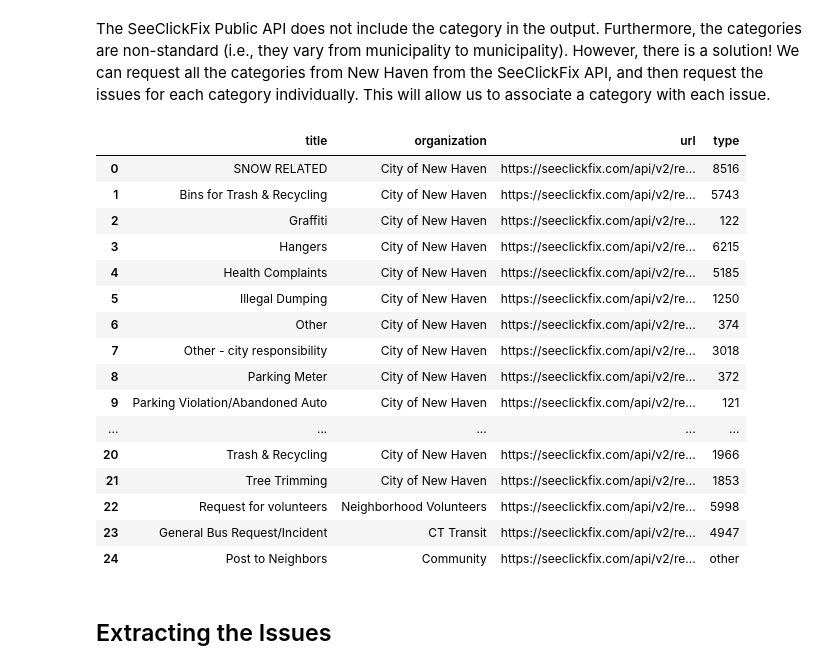
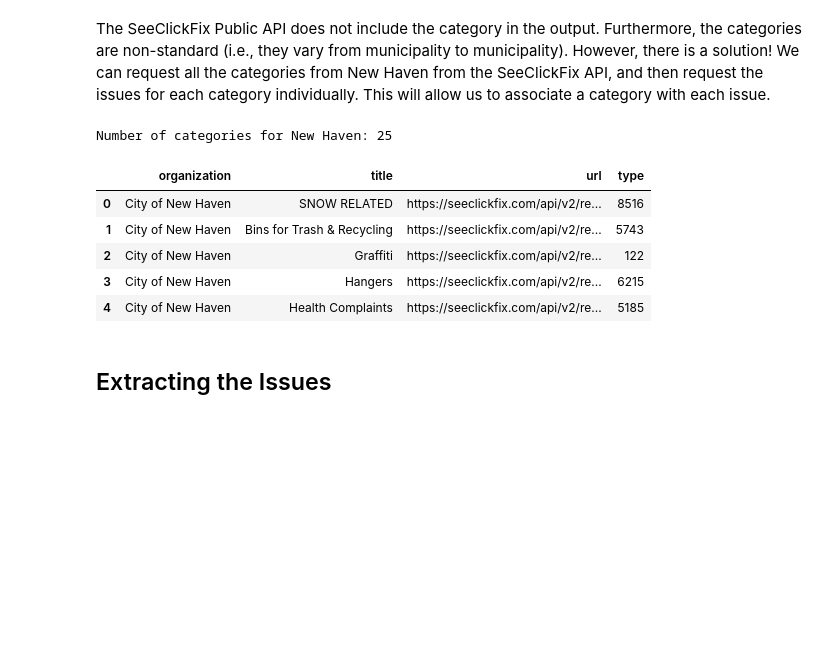
Before and after one commit to newhavenrc/nhrc2, a Jupyter notebook: backend/read_seeclickfix_api.ipynb, the cells around one changed output. Cells and saved outputs as stored; diff of their text form; code cells hidden in the pictures; blank space fills up the shorter version.

Commit message:
changed the way the category data are read in
I used a more efficient method for parsing the JSON into
a format pandas can read.

```diff
--- a/backend/read_seeclickfix_api.ipynb
+++ b/backend/read_seeclickfix_api.ipynb
@@ -32,28 +21,19 @@ scf_nice_urls = jq(scf_url_rule).transform(json_cats)
+# %%
+scf_cat_rule = '[.[] | .[] | {title: .title, url: .url, organization: .organization}]'
 # %%
-scf_cat_df = pd.DataFrame(scf_nice_cats, columns=['title'])
-scf_cat_df['organization'] = scf_nice_orgs
-scf_cat_df['url'] = scf_nice_urls
+scf_cat_df = pd.DataFrame(jq(scf_cat_rule).transform(json_cats))
 scf_cat_df['type'] = [urlstr.split('/')[-1] for urlstr in scf_cat_df['url']]
-# %%
-scf_cat_df
-# %% [output]
-|  | title | organization | url | type |
-| 0 | SNOW RELATED | City of New Haven | https://seeclickfix.com/api/v2/re... | 8516 |
-| 1 | Bins for Trash & Recycling | City of New Haven | https://seeclickfix.com/api/v2/re... | 5743 |
-| 2 | Graffiti | City of New Haven | https://seeclickfix.com/api/v2/re... | 122 |
-| 3 | Hangers | City of New Haven | https://seeclickfix.com/api/v2/re... | 6215 |
-| 4 | Health Complaints | City of New Haven | https://seeclickfix.com/api/v2/re... | 5185 |
-| 5 | Illegal Dumping | City of New Haven | https://seeclickfix.com/api/v2/re... | 1250 |
-| 6 | Other | City of New Haven | https://seeclickfix.com/api/v2/re... | 374 |
-| 7 | Other - city responsibility | City of New Haven | https://seeclickfix.com/api/v2/re... | 3018 |
-| 8 | Parking Meter | City of New Haven | https://seeclickfix.com/api/v2/re... | 372 |
-| 9 | Parking Violation/Abandoned Auto | City of New Haven | https://seeclickfix.com/api/v2/re... | 121 |
-| ... | ... | ... | ... | ... |
-| 20 | Trash & Recycling | City of New Haven | https://seeclickfix.com/api/v2/re... | 1966 |
-| 21 | Tree Trimming | City of New Haven | https://seeclickfix.com/api/v2/re... | 1853 |
-| 22 | Request for volunteers | Neighborhood Volunteers | https://seeclickfix.com/api/v2/re... | 5998 |
-| 23 | General Bus Request/Incident | CT Transit | https://seeclickfix.com/api/v2/re... | 4947 |
-| 24 | Post to Neighbors | Community | https://seeclickfix.com/api/v2/re... | other |
+# %%
+print('Number of categories for New Haven: {}'.format(len(scf_cat_df)))
+scf_cat_df.head(5)
+# %% [output]
+Number of categories for New Haven: 25
+|  | organization | title | url | type |
+| 0 | City of New Haven | SNOW RELATED | https://seeclickfix.com/api/v2/re... | 8516 |
+| 1 | City of New Haven | Bins for Trash & Recycling | https://seeclickfix.com/api/v2/re... | 5743 |
+| 2 | City of New Haven | Graffiti | https://seeclickfix.com/api/v2/re... | 122 |
+| 3 | City of New Haven | Hangers | https://seeclickfix.com/api/v2/re... | 6215 |
+| 4 | City of New Haven | Health Complaints | https://seeclickfix.com/api/v2/re... | 5185 |
 # %% [markdown]
 ## Extracting the Issues
 # %%
```
Also changed, not shown: parts of 2 cells of this notebook.
